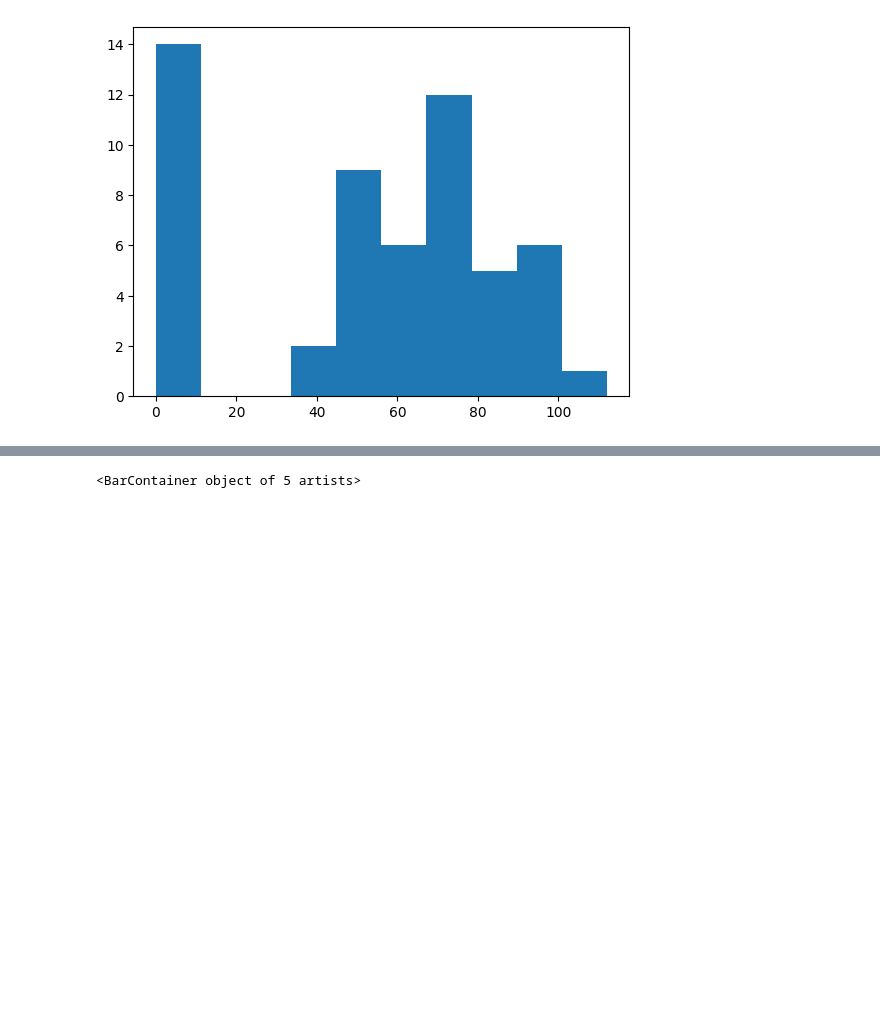
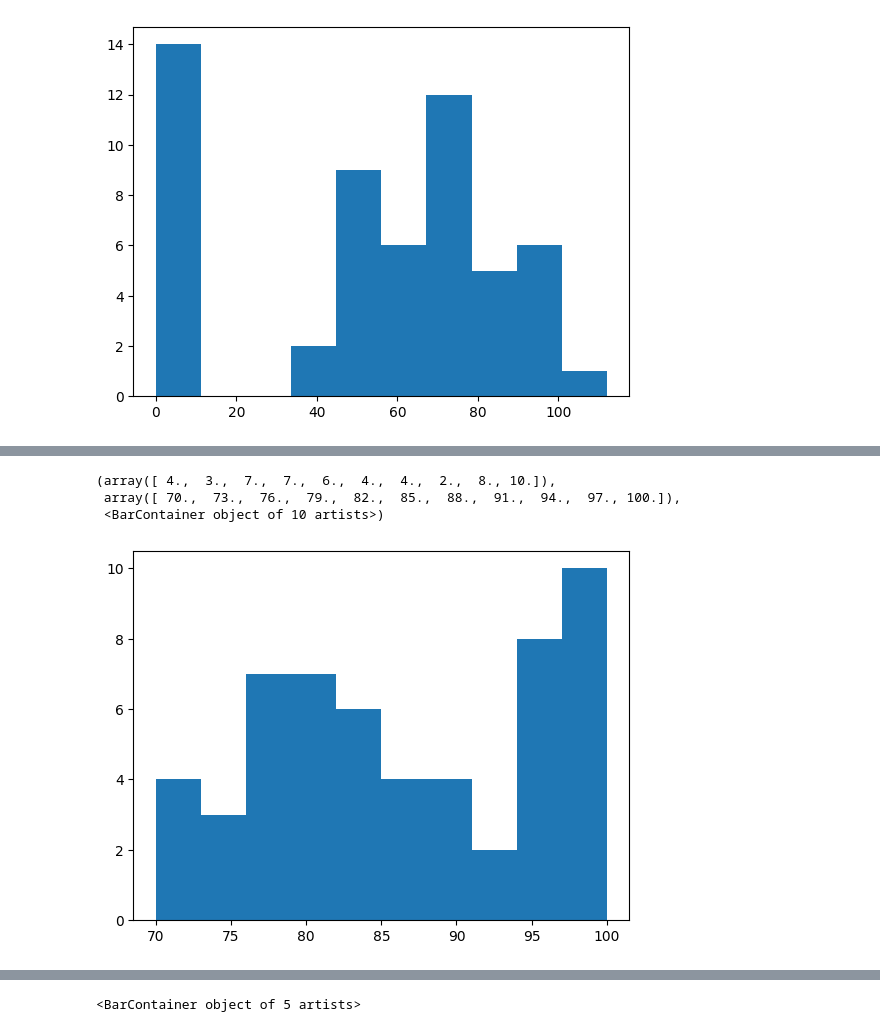
Before and after one commit to dardeejay/data-science-projects, a Jupyter notebook: DATA PLOTTING.ipynb, the cells around one changed output, grey strips where cells are left out. Saved outputs shown, nothing was run; the diff lists cells and outputs as text; code cells hidden in the pictures; blank space fills up the shorter version.

```diff
--- a/DATA PLOTTING.ipynb
+++ b/DATA PLOTTING.ipynb
@@ -80,0 +86,7 @@ plt.hist(df['weight'])
+# %%
+plt.hist(df['Math'])
+# %% [output]
+(array([ 4.,  3.,  7.,  7.,  6.,  4.,  4.,  2.,  8., 10.]),
+ array([ 70.,  73.,  76.,  79.,  82.,  85.,  88.,  91.,  94.,  97., 100.]),
+ <BarContainer object of 10 artists>)
+[figure, added]
```
Also changed, not shown: parts of 12 cells of this notebook.
